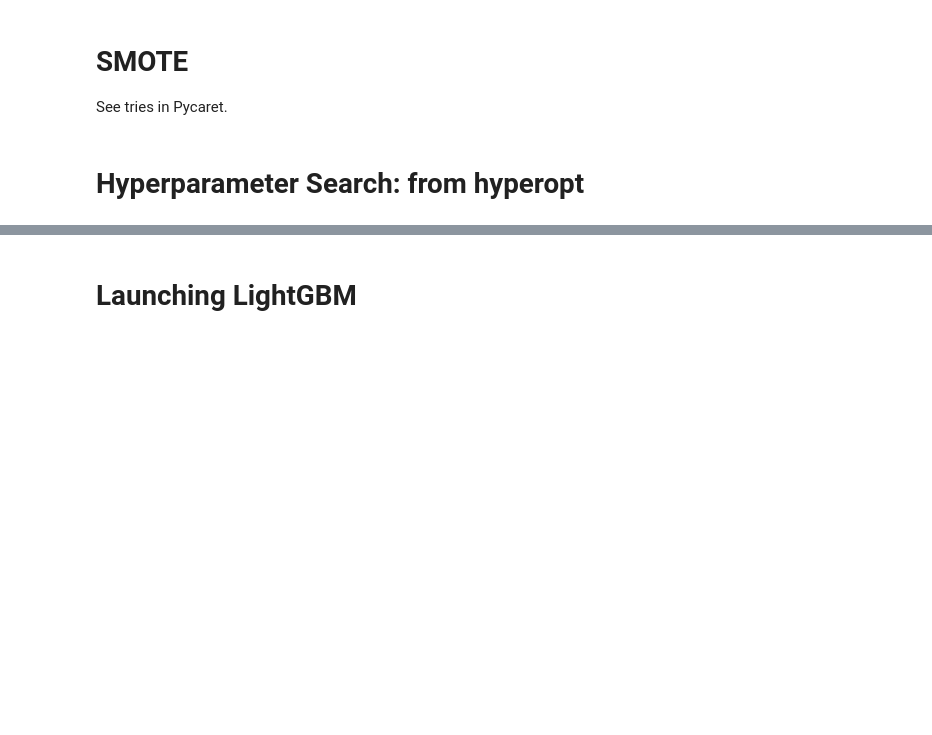
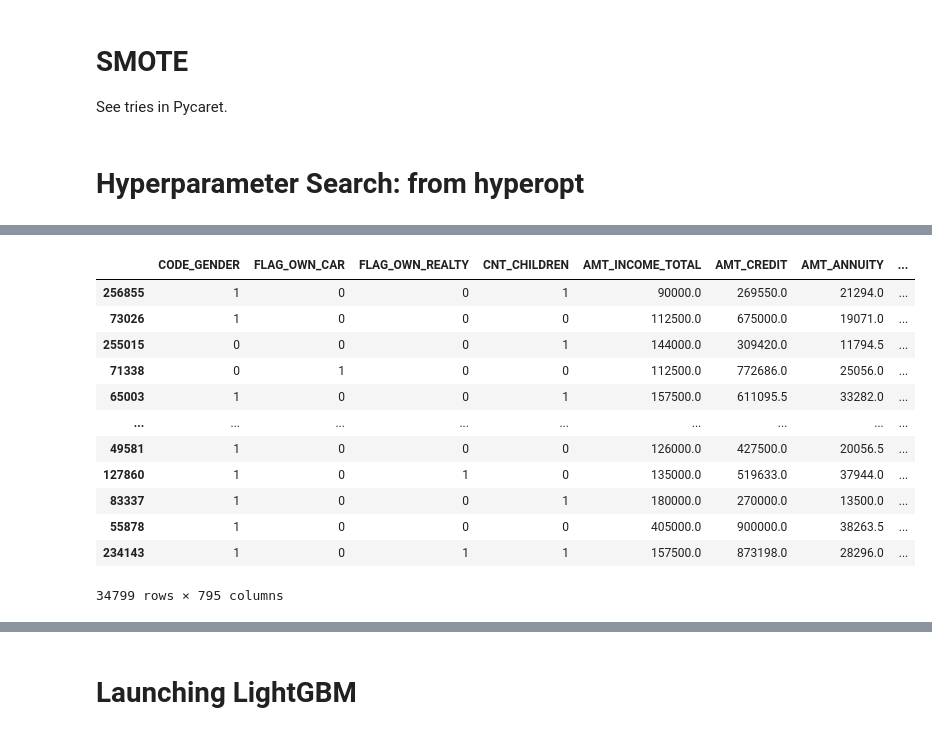
Before and after one commit to lauraamy/projet7_pretdepenser, a Jupyter notebook: p7_notebook_modelling.ipynb, the cells around one changed output, grey strips where cells are left out. Cells and saved outputs as stored; diff of their text form; code cells hidden in the pictures; blank space fills up the shorter version.

```diff
--- a/p7_notebook_modelling.ipynb
+++ b/p7_notebook_modelling.ipynb
@@ -323,7 +360,7 @@ def my_comp_score(y_true, y_pred):
 def my_comp_score_probs(y_true, y_pred):
 
     # for now y_pred is the probability that the value is 1
-    y_use = [1 if i >= 0.5 else 0 for i in y_pred]
+    y_use = [1 if i >= 0.4 else 0 for i in y_pred]
 
     y_use = pd.Series(y_use)
 
@@ -368,11 +405,10 @@ def gb_mse_cv(params, random_state = 22, cv = kf, X = x_train, y= y_train):
               'max_depth': int(params['max_depth']),
               'reg_alpha' : params['reg_alpha'],
               'reg_lambda' : params['reg_lambda'],
-              'min_child_weight': int(params['min_child_weight']),
-              'min_data_in_leaf': int(params['min_data_in_leaf']),
+              'min_child_weight': params['min_child_weight'],
               'min_split_gain' :  params['min_split_gain']
               }
-    #              'min_data_in_leaf': int(params['min_data_in_leaf']),
+    #          'min_data_in_leaf': int(params['min_data_in_leaf']),
 
     # we use this params to create a new LGBM Regressor
     model = LGBMClassifier(random_state = random_state, **params)
@@ -390,16 +426,18 @@ def gb_mse_cv(params, random_state = 22, cv = kf, X = x_train, y= y_train):
 n_iter = 50
 
 # possible values of parameters
-space = {'learning_rate': hp.loguniform('learning_rate', -5, 0),
+space = {'learning_rate': hp.loguniform('learning_rate', -4, 0),
          'num_leaves' : hp.quniform('num_leaves', 2, 40, 1),
          'subsample' : hp.loguniform('subsample', -4, 0),
          'max_depth' : hp.quniform('max_depth', 2, 14, 1),
          'reg_alpha' : hp.loguniform('reg_alpha', -4, 0),
          'reg_lambda' : hp.loguniform('reg_lambda', -4, 0),
-         'min_child_weight': hp.loguniform('min_child_weight', -9, -4),
-         'min_data_in_leaf': hp.quniform('min_data_in_leaf', 2, 40, 1),
+         'min_child_weight': hp.choice('min_child_weight', np.arange(1, 8, 1, dtype=int)),
          'min_split_gain' : hp.loguniform('min_split_gain', -4, 0)
         }
+# 'min_data_in_leaf': hp.quniform('min_data_in_leaf', 2, 40, 1),
+#  "min_child_weight": hp.quniform('min_child_weight', 2, 50, 2),
+#  'min_child_weight': hp.loguniform('min_child_weight', -5, 0),
 
 # trials will contain logging information
 trials = Trials()
@@ -420,10 +458,10 @@ model = LGBMClassifier(random_state = 54,
                        max_depth = int(best['max_depth']),
                        reg_alpha = best['reg_alpha'],
                        reg_lambda = best['reg_lambda'],
-                       min_child_weight = int(best['min_child_weight']),
-                       min_data_in_leaf = int(best['min_data_in_leaf']),
+                       min_child_weight = best['min_child_weight'],
                        min_split_gain = best['min_split_gain']
                        )
+# min_data_in_leaf = int(best['min_data_in_leaf']),
 
 model.fit(x_train, y_train)
 
@@ -448,0 +473,17 @@ Wall time: 2min 15s
+# %%
+x_train
+#x_test
+# %% [output]
+|  | CODE_GENDER | FLAG_OWN_CAR | FLAG_OWN_REALTY | CNT_CHILDREN | AMT_INCOME_TOTAL | AMT_CREDIT | AMT_ANNUITY | ... |
+| 256855 | 1 | 0 | 0 | 1 | 90000.0 | 269550.0 | 21294.0 | ... |
+| 73026 | 1 | 0 | 0 | 0 | 112500.0 | 675000.0 | 19071.0 | ... |
+| 255015 | 0 | 0 | 0 | 1 | 144000.0 | 309420.0 | 11794.5 | ... |
+| 71338 | 0 | 1 | 0 | 0 | 112500.0 | 772686.0 | 25056.0 | ... |
+| 65003 | 1 | 0 | 0 | 1 | 157500.0 | 611095.5 | 33282.0 | ... |
+| ... | ... | ... | ... | ... | ... | ... | ... | ... |
+| 49581 | 1 | 0 | 0 | 0 | 126000.0 | 427500.0 | 20056.5 | ... |
+| 127860 | 1 | 0 | 1 | 0 | 135000.0 | 519633.0 | 37944.0 | ... |
+| 83337 | 1 | 0 | 0 | 1 | 180000.0 | 270000.0 | 13500.0 | ... |
+| 55878 | 1 | 0 | 0 | 0 | 405000.0 | 900000.0 | 38263.5 | ... |
+| 234143 | 1 | 0 | 1 | 1 | 157500.0 | 873198.0 | 28296.0 | ... |
+34799 rows × 795 columns
```
Also changed, not shown: parts of 37 cells of this notebook, 17 other files.
